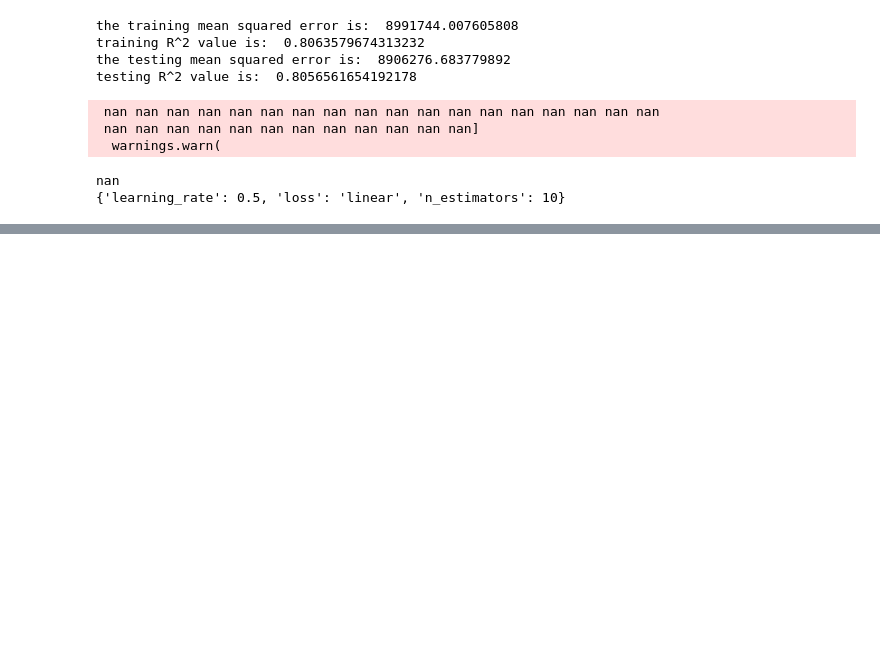
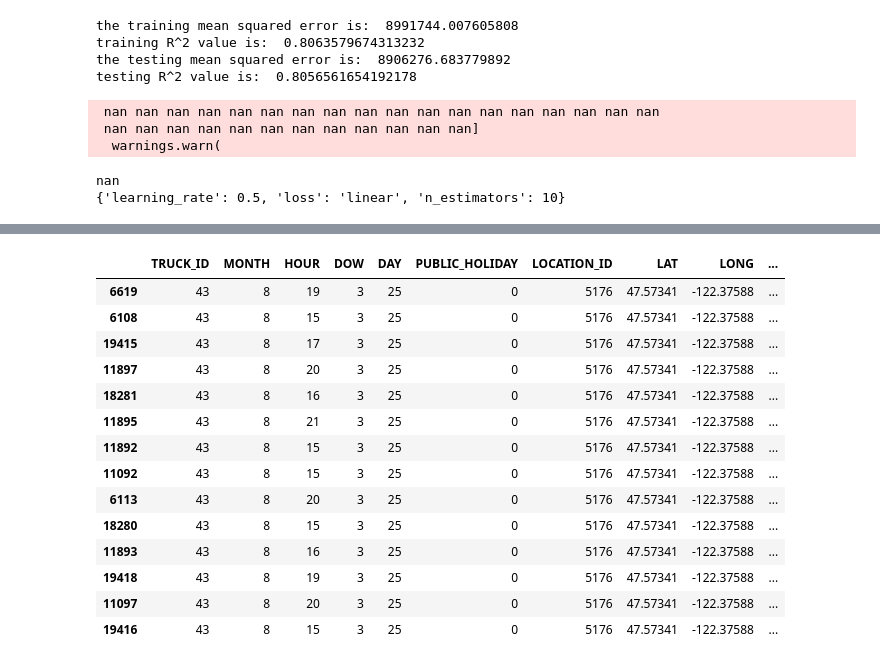
Before and after one commit to jkyxd/ICP_Group3, a Jupyter notebook: ICP Jupyter File.ipynb, the cells around one changed output, grey strips where cells are left out. Cells and saved outputs as stored; diff of their text form; code cells hidden in the pictures; blank space fills up the shorter version.

```diff
--- a/ICP Jupyter File.ipynb
+++ b/ICP Jupyter File.ipynb
@@ -1033,0 +1036,14 @@ nan
+# %%
+# Import necessary libraries
+from sklearn.metrics import mean_squared_error
+
+rf = RandomForestRegressor(ccp_alpha = 0.0, criterion='mse',max_depth = 525, n_estimators = 200)
+rf.fit(X_train, y_train)
+
+holdout_predictions = rf.predict(X_holdout)
+
+# Calculate mean squared error (MSE)
+mse = mean_squared_error(y_holdout, holdout_predictions)
+
+# Print the MSE
+print(f"Mean Squared Error (MSE) on holdout data: {mse}")
@@ -1033,0 +1269,18 @@ nan
+# %%
+filtered_df
+# %% [output]
+|  | TRUCK_ID | MONTH | HOUR | DOW | DAY | PUBLIC_HOLIDAY | LOCATION_ID | LAT | LONG | ... |
+| 6619 | 43 | 8 | 19 | 3 | 25 | 0 | 5176 | 47.57341 | -122.37588 | ... |
+| 6108 | 43 | 8 | 15 | 3 | 25 | 0 | 5176 | 47.57341 | -122.37588 | ... |
+| 19415 | 43 | 8 | 17 | 3 | 25 | 0 | 5176 | 47.57341 | -122.37588 | ... |
+| 11897 | 43 | 8 | 20 | 3 | 25 | 0 | 5176 | 47.57341 | -122.37588 | ... |
+| 18281 | 43 | 8 | 16 | 3 | 25 | 0 | 5176 | 47.57341 | -122.37588 | ... |
+| 11895 | 43 | 8 | 21 | 3 | 25 | 0 | 5176 | 47.57341 | -122.37588 | ... |
+| 11892 | 43 | 8 | 15 | 3 | 25 | 0 | 5176 | 47.57341 | -122.37588 | ... |
+| 11092 | 43 | 8 | 15 | 3 | 25 | 0 | 5176 | 47.57341 | -122.37588 | ... |
+| 6113 | 43 | 8 | 20 | 3 | 25 | 0 | 5176 | 47.57341 | -122.37588 | ... |
+| 18280 | 43 | 8 | 15 | 3 | 25 | 0 | 5176 | 47.57341 | -122.37588 | ... |
+| 11893 | 43 | 8 | 16 | 3 | 25 | 0 | 5176 | 47.57341 | -122.37588 | ... |
+| 19418 | 43 | 8 | 19 | 3 | 25 | 0 | 5176 | 47.57341 | -122.37588 | ... |
+| 11097 | 43 | 8 | 20 | 3 | 25 | 0 | 5176 | 47.57341 | -122.37588 | ... |
+| 19416 | 43 | 8 | 15 | 3 | 25 | 0 | 5176 | 47.57341 | -122.37588 | ... |
```
Also changed, not shown: parts of 14 cells of this notebook.
